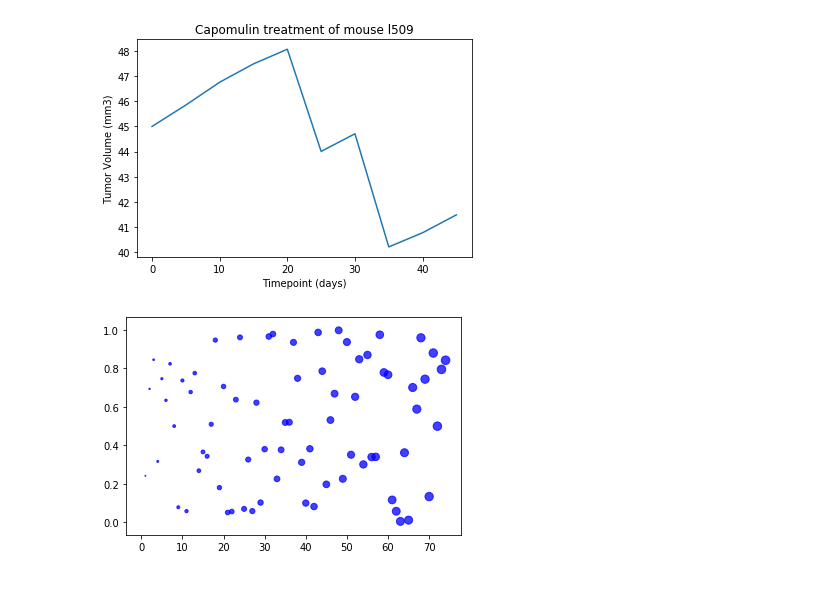
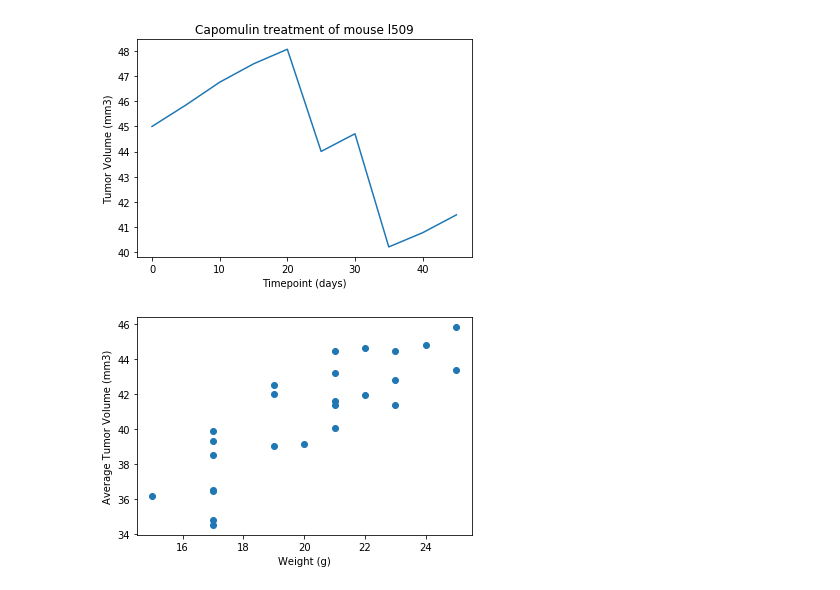
Before and after one commit to nnhamoinesu22/Matplotlib-Challenge, a Jupyter notebook: Pymaceuticals/pymaceuticals_starter.ipynb, the cells around one changed output. Saved outputs shown, nothing was run; the diff lists cells and outputs as text; code cells hidden in the pictures.

```diff
--- a/Pymaceuticals/pymaceuticals_starter.ipynb
+++ b/Pymaceuticals/pymaceuticals_starter.ipynb
@@ -211,12 +220,11 @@ plt.show()
 # %%
 # Generate a scatter plot of mouse weight versus average tumor volume for the Capomulin regimen
 
-x_limit = 75
-x_axis = np.arange(0, x_limit)
-#y_values = study_data_combined['Tumor Volume (mm3)']
-y_values = [random.random() for value in x_axis]
-plt.scatter(x_axis, y_values, marker="o", facecolors= "blue",
-            s=x_axis, alpha=0.75)
+cap_table=study_data_combined.loc[study_data_combined["Drug Regimen"]=="Capomulin"]
+cap_average = cap_table.groupby(['Mouse ID']).mean()
+plt.scatter(cap_average['Weight (g)'],cap_average['Tumor Volume (mm3)'])
+plt.xlabel('Weight (g)')
+plt.ylabel('Average Tumor Volume (mm3)')
 plt.show()
 # %% [output]
-[figure, old version]
+[figure, new version]
```
Also changed, not shown: parts of 13 cells of this notebook.
